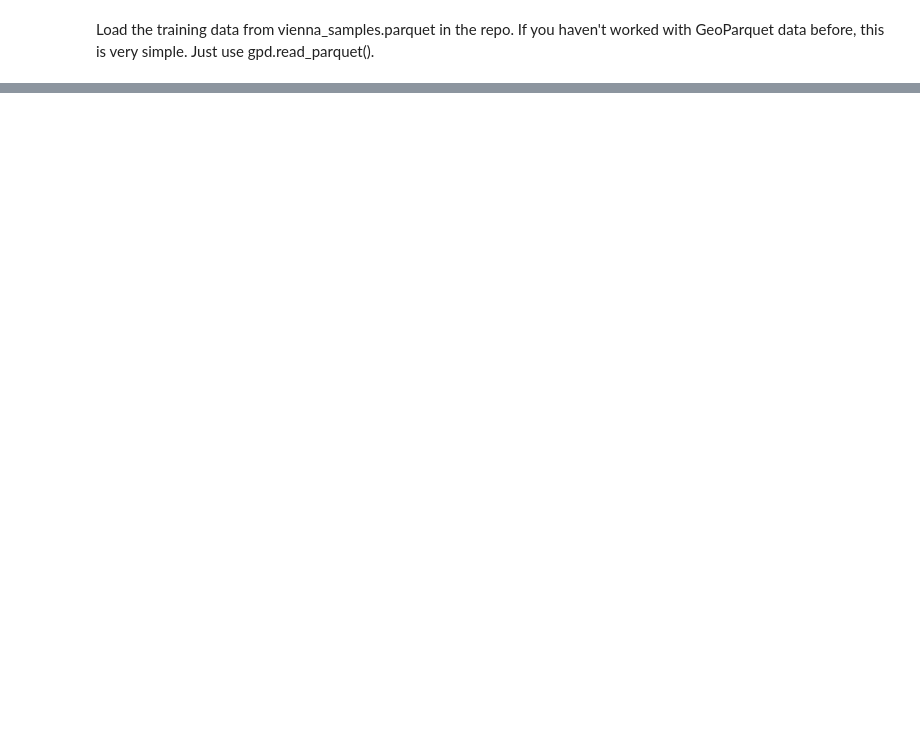
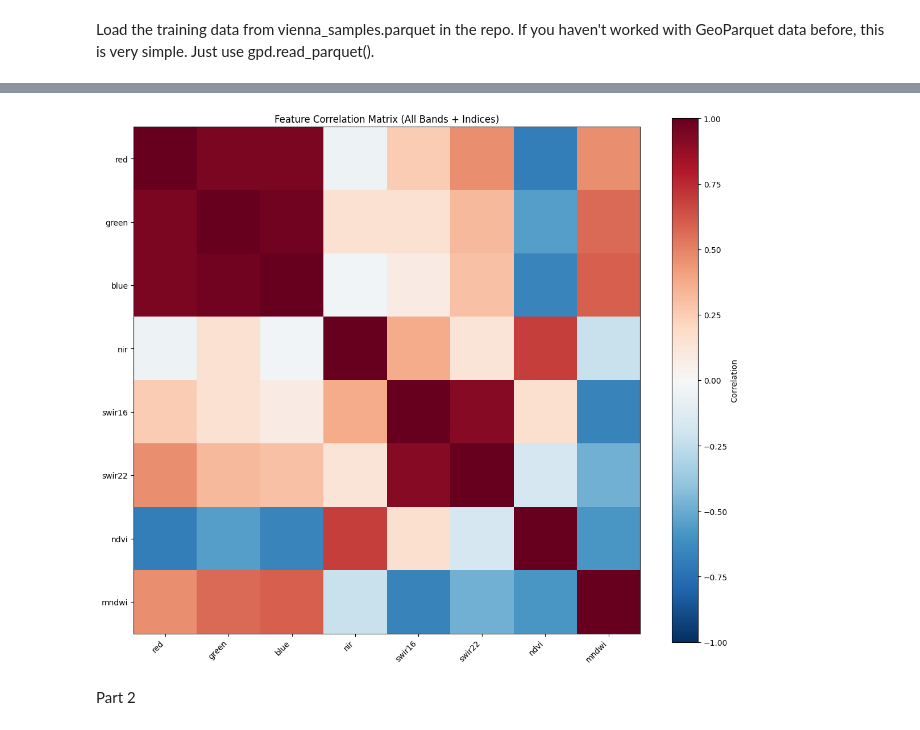
Before and after one commit to Jasonfan28/musa-650-spring2026, a Jupyter notebook: week06/lab script.ipynb, the cells around one changed output, grey strips where cells are left out. Drawn from its saved outputs; the diff is of its cells as text; code cells hidden in the pictures; blank space fills up the shorter version.

```diff
--- a/week06/lab script.ipynb
+++ b/week06/lab script.ipynb
@@ -142,0 +188,57 @@ plt.show()
+# %%
+# All spectral bands (excluding SCL) for correlation analysis
+ALL_FEATURE_BANDS = ["red", "green", "blue", "nir", "swir16", "swir22"]
+
+# Compute median for all bands
+all_bands_median = dc_valid[ALL_FEATURE_BANDS].median(dim="time").compute()
+
+# Compute spectral indices
+ndvi = (all_bands_median["nir"] - all_bands_median["red"]) / (
+    all_bands_median["nir"] + all_bands_median["red"]
+)
+mndwi = (all_bands_median["green"] - all_bands_median["swir16"]) / (
+    all_bands_median["green"] + all_bands_median["swir16"]
+)
+
+# Add indices to the dataset
+all_bands_median["ndvi"] = ndvi
+all_bands_median["mndwi"] = mndwi
+
+# Full feature list including indices
+ALL_FEATURES = ALL_FEATURE_BANDS + ["ndvi", "mndwi"]
+
+# Extract all features at sample locations
+X_all_bands = np.column_stack(
+    [
+        all_bands_median[f]
+        .sel(
+            longitude=xr.DataArray(gdf_samples.geometry.x.values, dims="points"),
+            latitude=xr.DataArray(gdf_samples.geometry.y.values, dims="points"),
+            method="nearest",
+        )
+        .values
+        for f in ALL_FEATURES
+    ]
+)
+y_all_raw = gdf_samples["class_id"].values
+
+# Drop NaN samples
+valid_samples_mask = ~np.isnan(X_all_bands).any(axis=1)
+X_all_bands_clean = X_all_bands[valid_samples_mask]
+
+# Correlation matrix
+corr_matrix_full = np.corrcoef(X_all_bands_clean.T)
+corr_df = pd.DataFrame(corr_matrix_full, index=ALL_FEATURES, columns=ALL_FEATURES)
+
+# Plot heatmap
+fig_corr_full, ax_corr_full = plt.subplots(figsize=(12, 10))
+im_full = ax_corr_full.imshow(corr_matrix_full, cmap="RdBu_r", vmin=-1, vmax=1)
+ax_corr_full.set_xticks(range(len(ALL_FEATURES)))
+ax_corr_full.set_yticks(range(len(ALL_FEATURES)))
+ax_corr_full.set_xticklabels(ALL_FEATURES, rotation=45, ha="right")
+ax_corr_full.set_yticklabels(ALL_FEATURES)
+plt.colorbar(im_full, ax=ax_corr_full, label="Correlation")
+ax_corr_full.set_title("Feature Correlation Matrix (All Bands + Indices)")
+plt.tight_layout()
+# %% [output]
+[figure, added]
@@ -142,0 +267,2 @@ plt.show()
+# %% [markdown]
+Part 2
```
Also changed, not shown: parts of 7 cells of this notebook, 1 other file.
